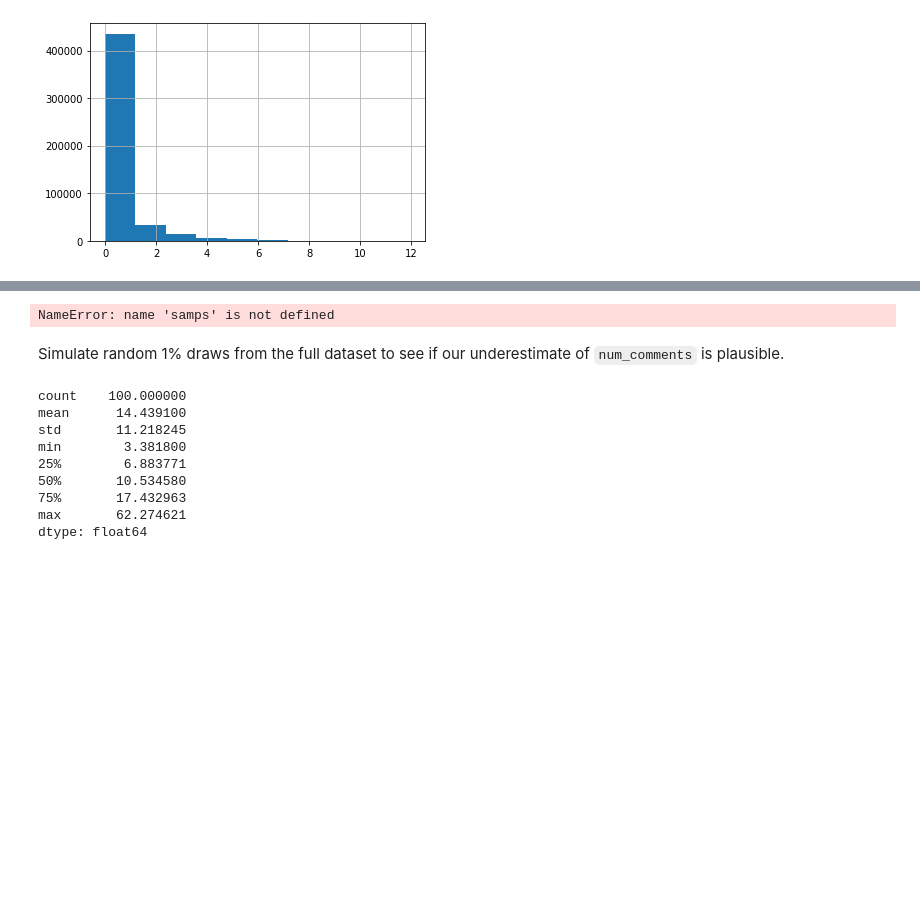
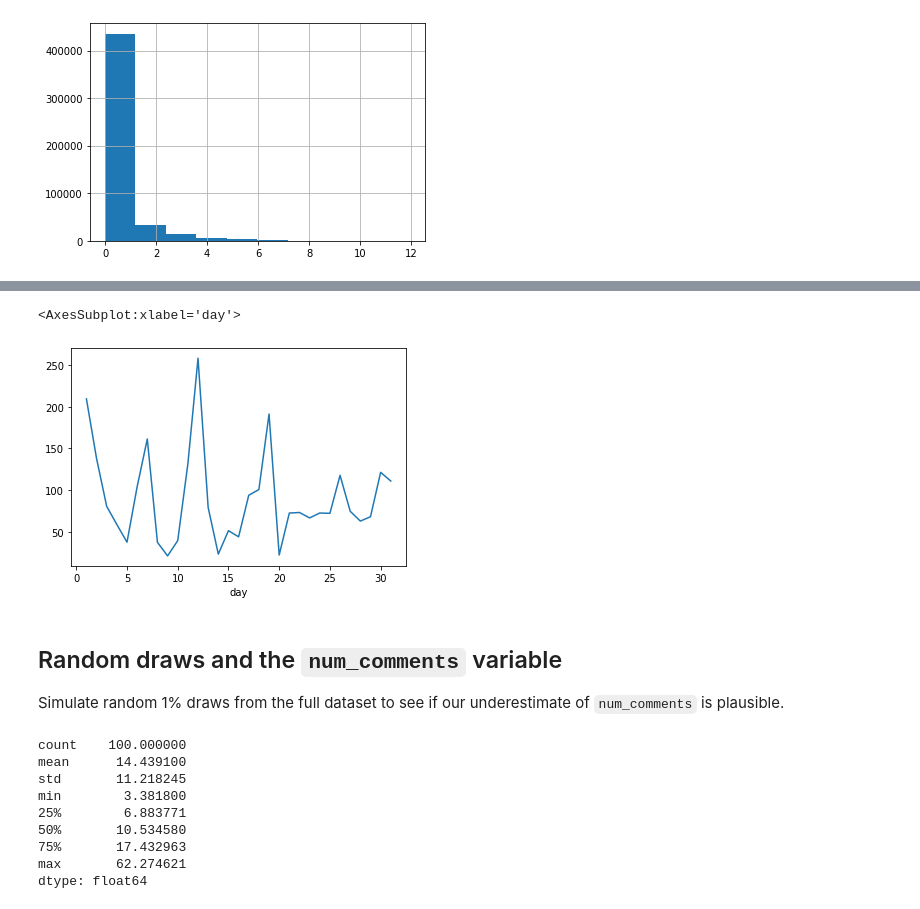
Before and after one commit to nickmvincent/reddit_wallstreetbets_activity_estimation, a Jupyter notebook: sampling_accuracy.ipynb, the cells around one changed output, grey strips where cells are left out. Saved outputs shown, nothing was run; the diff lists cells and outputs as text; code cells hidden in the pictures; blank space fills up the shorter version.

```diff
--- a/sampling_accuracy.ipynb
+++ b/sampling_accuracy.ipynb
@@ -204,7 +150,7 @@ for random_state in [0]:
     praw_scores = {}
     praw_num_comments = {}
     num_chunks = 0
-    samp = jan.sample(frac=0.05, random_state=random_state)
+    samp = jan.sample(frac=0.1, random_state=random_state)
     print('length of sample', len(samp))
     for chunk in chunks(samp.id, 100):
         t1 = time.time()
@@ -233,9 +189,13 @@ length of sample 24725
-# %%
-import numpy as np
-np.mean([x.praw_score.mean() for x in samps])
-# %% [output]
-NameError: name 'samps' is not defined
+# %%
+df = samps[0]
+# %%
+df.groupby('day').praw_score.mean().plot()
+# %% [output]
+<AxesSubplot:xlabel='day'>
+[figure, added]
 # %% [markdown]
+## Random draws and the `num_comments` variable
+
 Simulate random 1% draws from the full dataset to see if our
 underestimate of `num_comments` is plausible.
 # %%
```
Also changed, not shown: parts of 27 cells of this notebook, 4 other files.
